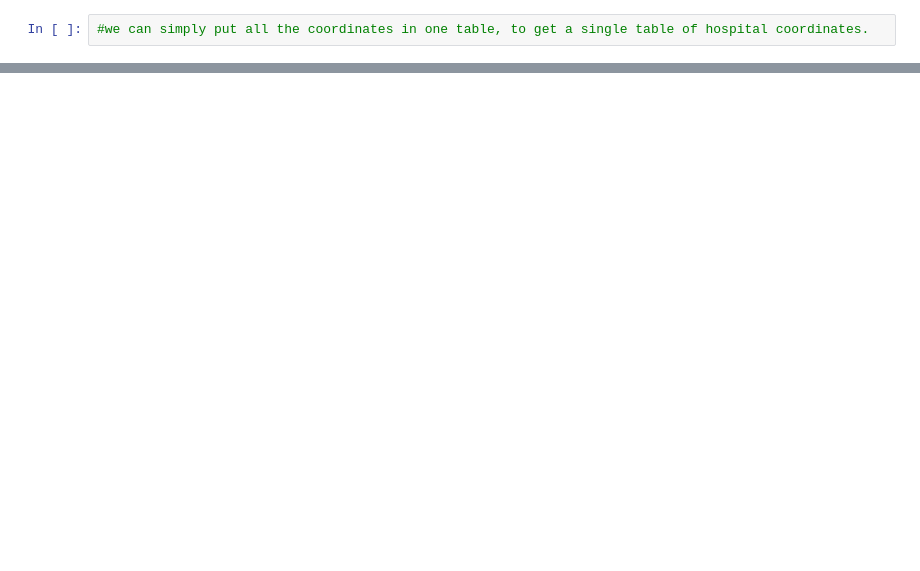
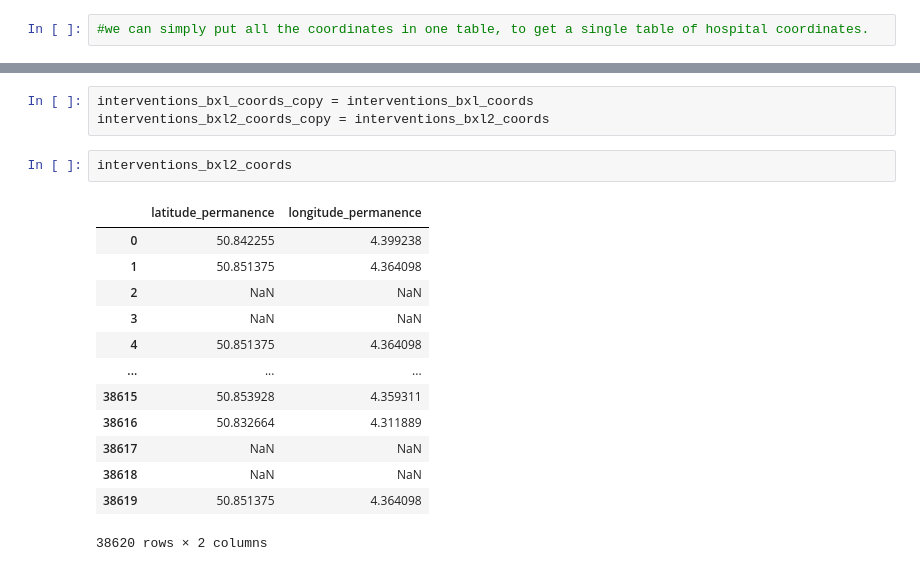
Before and after one commit to Elouan-Debels/MDAProject, a Jupyter notebook: data cleaning.ipynb, the cells around one changed output, grey strips where cells are left out. Cells and saved outputs as stored; diff of their text form; blank space fills up the shorter version.

```diff
--- a/data cleaning.ipynb
+++ b/data cleaning.ipynb
@@ -434,0 +600,19 @@ mug_hospitals_with_coords.keep[]
+# %%
+interventions_bxl_coords_copy = interventions_bxl_coords
+interventions_bxl2_coords_copy = interventions_bxl2_coords
+# %%
+interventions_bxl2_coords
+# %% [output]
+|  | latitude_permanence | longitude_permanence |
+| 0 | 50.842255 | 4.399238 |
+| 1 | 50.851375 | 4.364098 |
+| 2 | NaN | NaN |
+| 3 | NaN | NaN |
+| 4 | 50.851375 | 4.364098 |
+| ... | ... | ... |
+| 38615 | 50.853928 | 4.359311 |
+| 38616 | 50.832664 | 4.311889 |
+| 38617 | NaN | NaN |
+| 38618 | NaN | NaN |
+| 38619 | 50.851375 | 4.364098 |
+38620 rows × 2 columns
```
Also changed, not shown: parts of 9 cells of this notebook.
